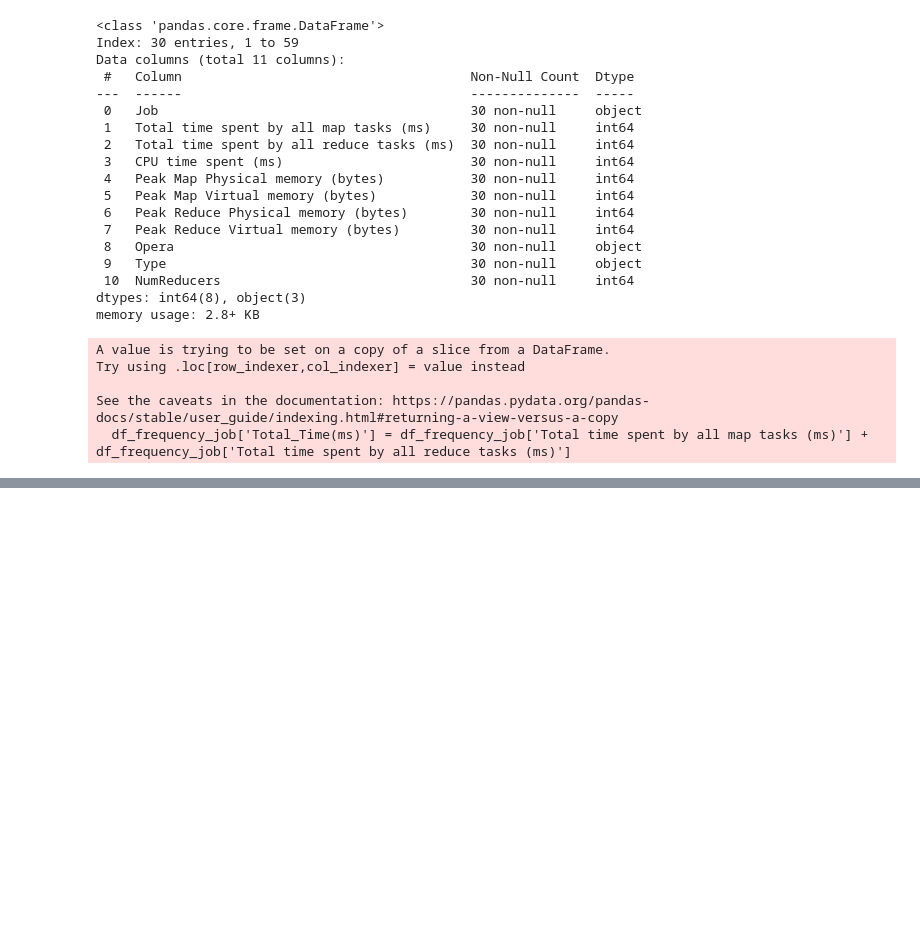
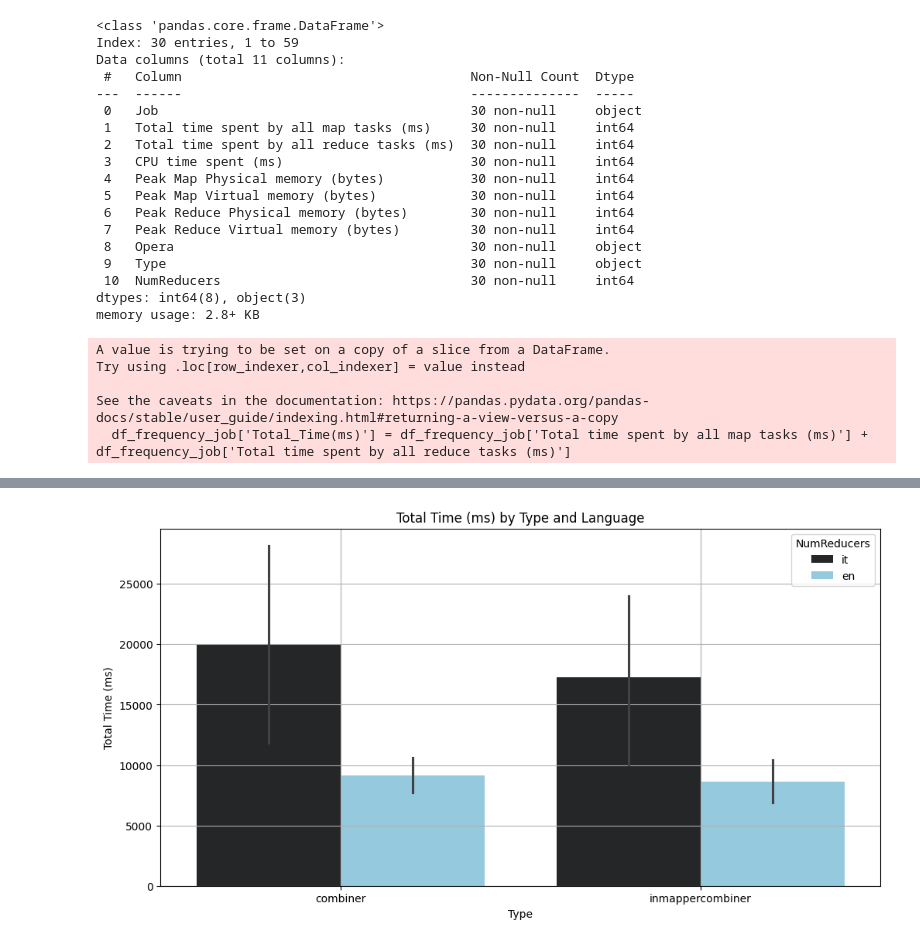
Before and after one commit to NamaWho/hadoop-letter-frequency, a Jupyter notebook: notebooks/performance_analysis.ipynb, the cells around one changed output, grey strips where cells are left out. Cells and saved outputs as stored; diff of their text form; code cells hidden in the pictures; blank space fills up the shorter version.

```diff
--- a/notebooks/performance_analysis.ipynb
+++ b/notebooks/performance_analysis.ipynb
@@ -546,0 +556,12 @@ plt.show()
+# %%
+plt.figure(figsize=(12, 6))
+sns.barplot(x='Type', y='Total_Time(ms)', hue='Lang', data=df_frequency_job, palette='dark:skyblue')
+
+plt.xlabel('Type')
+plt.ylabel('Total Time (ms)')
+plt.title('Total Time (ms) by Type and Language')
+plt.legend(title='NumReducers')
+plt.grid(True)
+plt.show()
+# %% [output]
+[figure, added]
```
Also changed, not shown: parts of 9 cells of this notebook, 1 other file.
